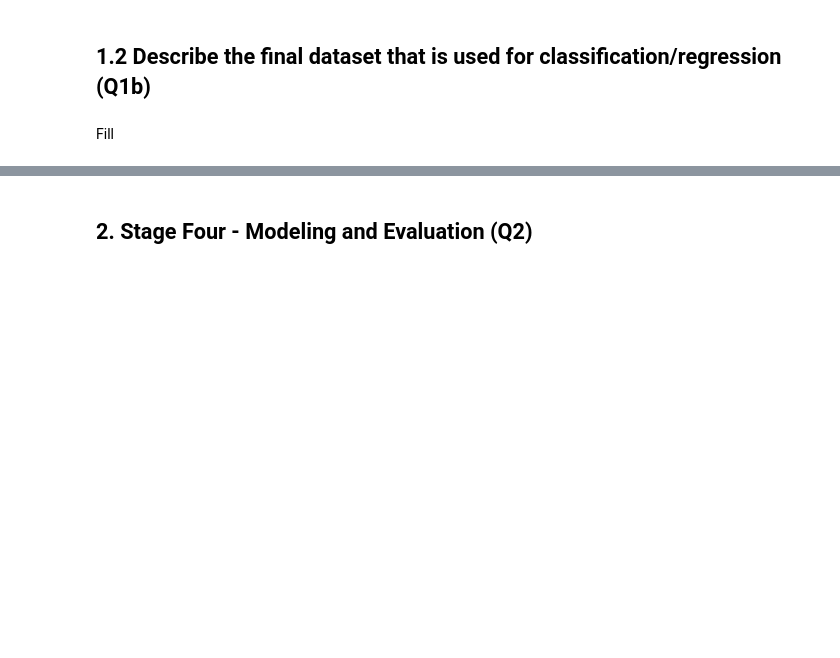
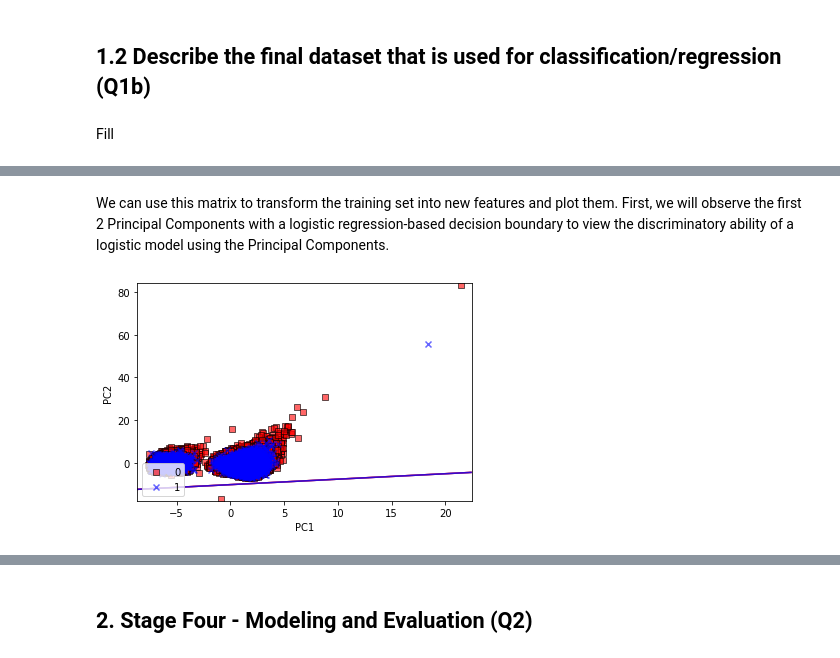
Before and after one commit to sjmiller8182/home-credit-default-risk, a Jupyter notebook: MiniLab2_CRISP-DM.ipynb, the cells around one changed output, grey strips where cells are left out. Saved outputs shown, nothing was run; the diff lists cells and outputs as text; code cells hidden in the pictures; blank space fills up the shorter version.

```diff
--- a/MiniLab2_CRISP-DM.ipynb
+++ b/MiniLab2_CRISP-DM.ipynb
@@ -48,0 +224,31 @@ Fill
+# %% [markdown]
+We can use this matrix to transform the training set into new features and plot them. First, we will observe the first 2 Principal Components with a logistic regression-based decision boundary to view the discriminatory ability of a logistic model using the Principal Components.
+# %%
+#helper script
+from plot_decision_regions import plot_decision_regions
+# other packages
+from sklearn.linear_model import LogisticRegression
+from sklearn.decomposition import PCA
+
+#transforming training data
+X_train_pca = X_train_std.dot(W)
+
+# identifying labels
+y_train = data.TARGET
+
+#initializing the PCA transformer and logistic regression estimator:
+pca = PCA(n_components =2)
+lr = LogisticRegression(multi_class = 'ovr',
+                        random_state = 1,
+                        solver = 'lbfgs')
+# dimensionality reduction:
+X_train_pca = pca.fit_transform(X_train_std)
+#fitting the logitistic regression model on the reduced dataset:
+lr.fit(X_train_pca, y_train)
+plot_decision_regions(X_train_pca, y_train, classifier = lr)
+plt.xlabel('PC1')
+plt.ylabel('PC2')
+plt.legend(loc = 'lower left')
+plt.show()
+# %% [output]
+[figure, added]
```
Also changed, not shown: parts of 18 cells of this notebook, 2 other files.
